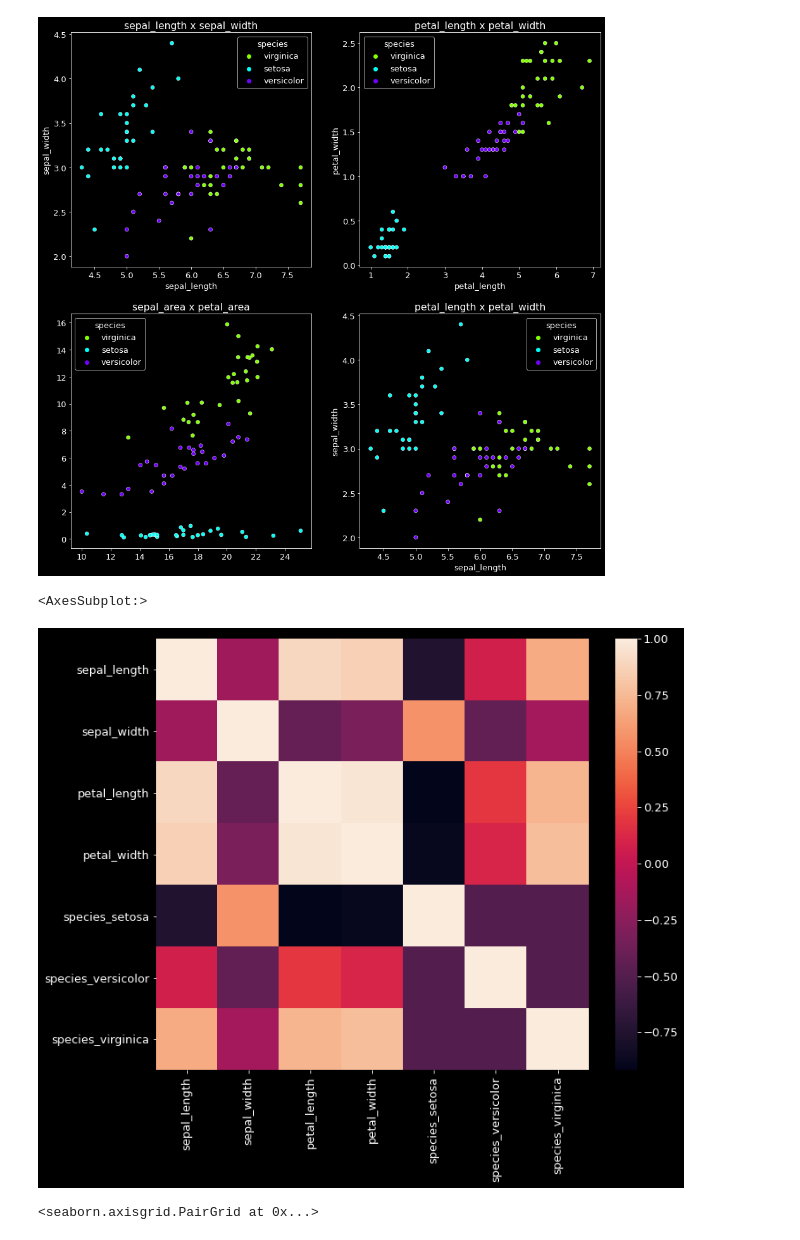
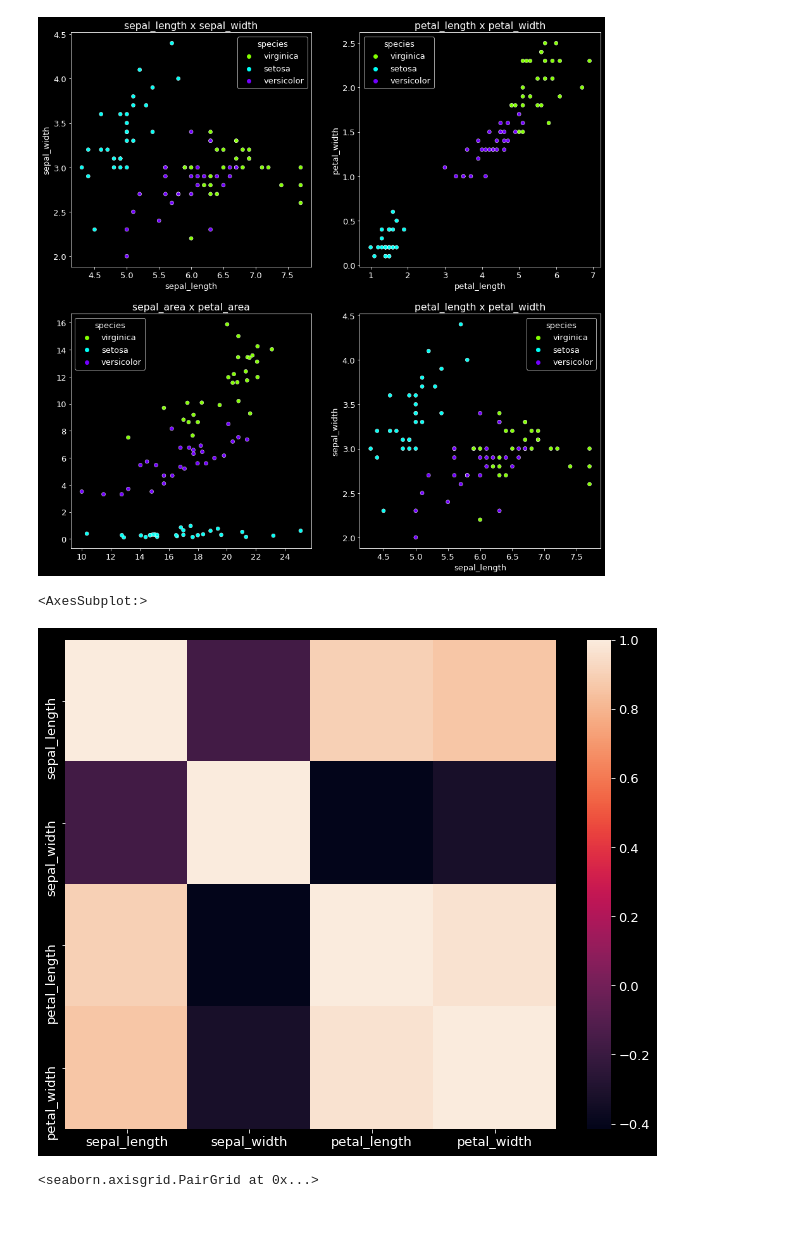
Before and after one commit to Ken-Alviola/classification-exercises, a Jupyter notebook: classification_exercises.ipynb, the cells around one changed output. Drawn from its saved outputs; the diff is of its cells as text; code cells hidden in the pictures.

```diff
--- a/classification_exercises.ipynb
+++ b/classification_exercises.ipynb
@@ -578,10 +578,10 @@ Text(0.5, 1.0, 'petal_length x petal_width')
 [figure]
 # %%
 #4. Create a heatmap of each variable layering correlation coefficient on top.
-sns.heatmap(train.corr())
+sns.heatmap(train.iloc[:,0:5].corr())
 # %% [output]
 <AxesSubplot:>
-[figure, old version]
+[figure, new version]
 # %%
 #5. Create a scatter matrix visualizing the interaction of each variable.
 sns.pairplot(train.iloc[:,0:5], hue='species', palette='hsv')
```
Also changed, not shown: parts of 1 cell of this notebook.
